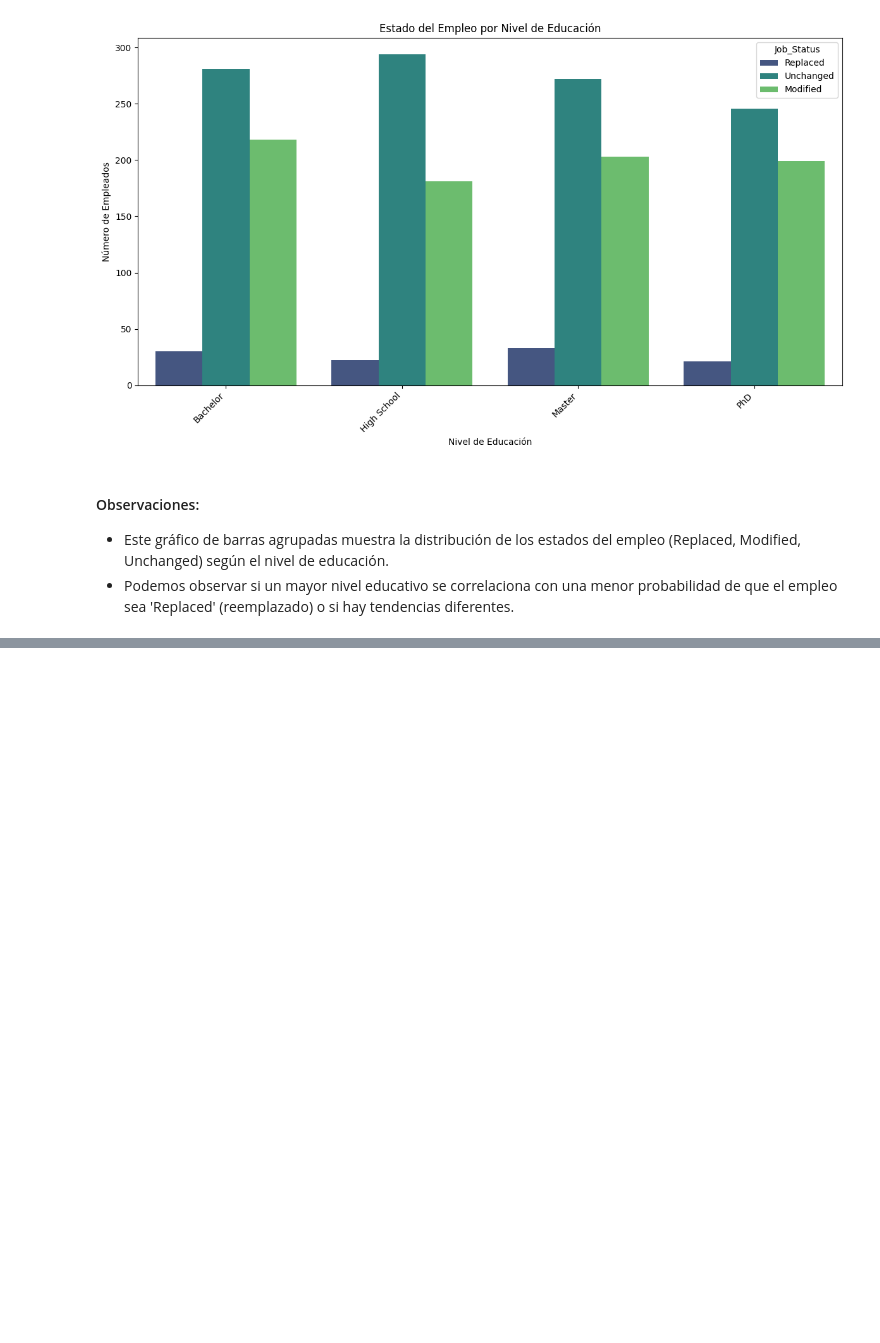
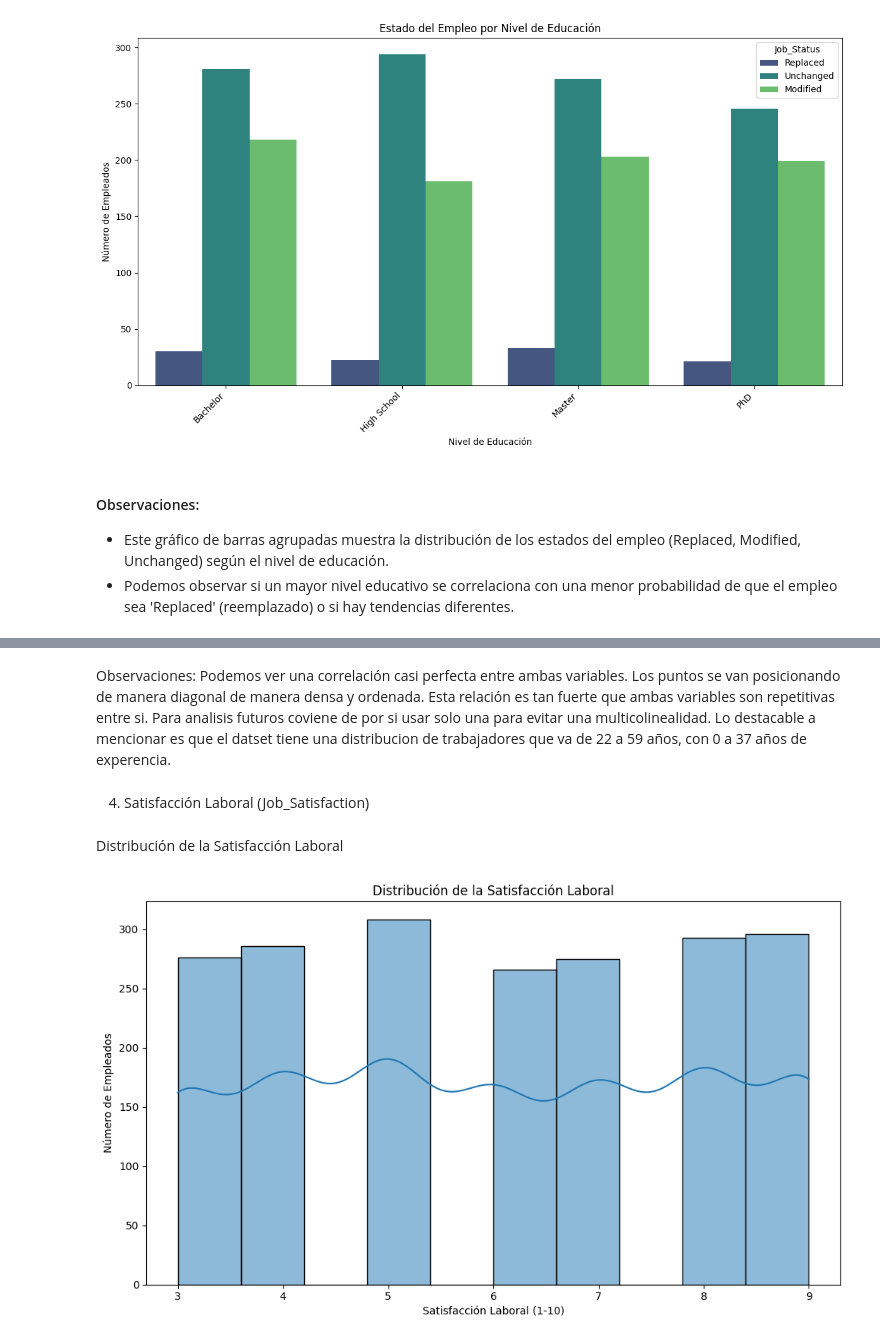
Before and after one commit to Cristobal2506/ProyectoMineriaDeDatos, a Jupyter notebook: Prueba1.ipynb, the cells around one changed output, grey strips where cells are left out. Cells and saved outputs as stored; diff of their text form; code cells hidden in the pictures; blank space fills up the shorter version.

```diff
--- a/Prueba1.ipynb
+++ b/Prueba1.ipynb
@@ -349,0 +361,19 @@ plt.show()
+# %% [markdown]
+Observaciones:
+Podemos ver una correlación casi perfecta entre ambas variables. Los puntos se van posicionando de manera diagonal de manera densa y ordenada.
+Esta relación es tan fuerte que ambas variables son repetitivas entre si. Para analisis futuros coviene de por si usar solo una para evitar una multicolinealidad.
+Lo destacable a mencionar es que el datset tiene una distribucion de trabajadores que va de 22 a 59 años, con 0 a 37 años de experencia.
+# %% [markdown]
+4. Satisfacción Laboral (Job_Satisfaction)
+# %% [markdown]
+Distribución de la Satisfacción Laboral
+# %%
+plt.figure(figsize=(10, 6))
+sns.histplot(df['Job_Satisfaction'], bins=10, kde=True, palette='coolwarm')
+plt.title('Distribución de la Satisfacción Laboral')
+plt.xlabel('Satisfacción Laboral (1-10)')
+plt.ylabel('Número de Empleados')
+plt.tight_layout()
+plt.show()
+# %% [output]
+[figure, added]
```
Also changed, not shown: parts of 22 cells of this notebook.
